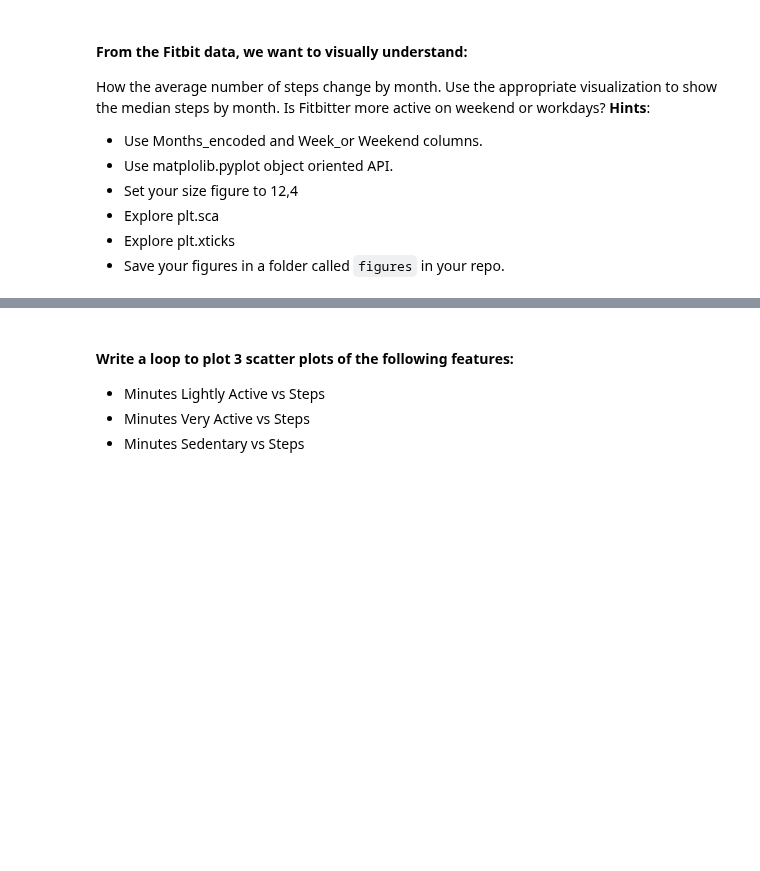
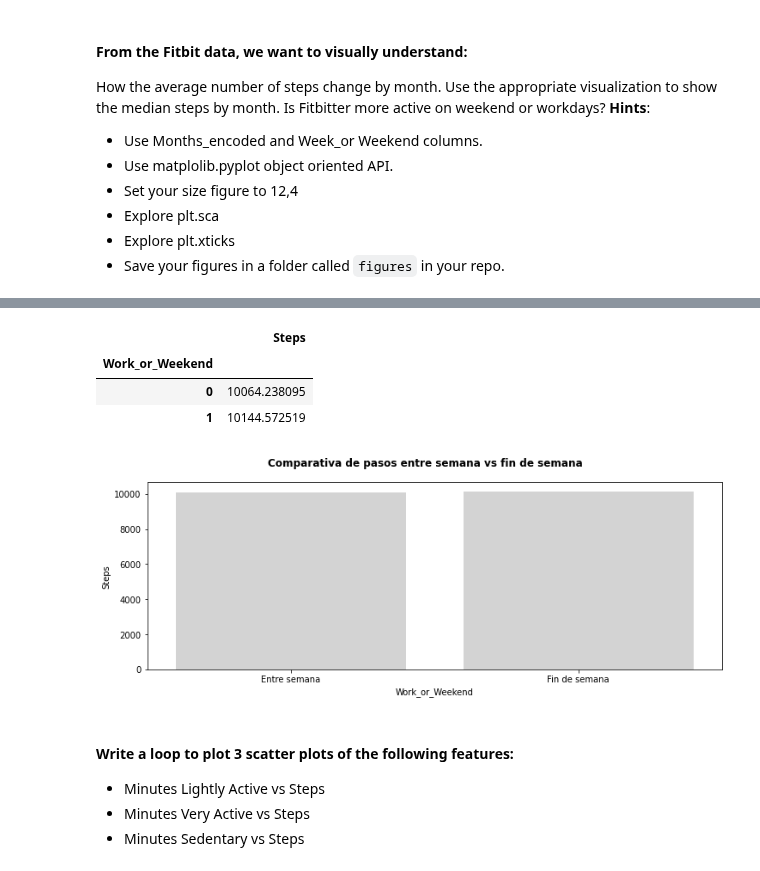
Before and after one commit to Ironhack-Data-Madrid-Enero-2022/lab-matplotlib-seaborn, a Jupyter notebook: your-code/main.ipynb, the cells around one changed output, grey strips where cells are left out. Saved outputs shown, nothing was run; the diff lists cells and outputs as text; code cells hidden in the pictures; blank space fills up the shorter version.

```diff
--- a/your-code/main.ipynb
+++ b/your-code/main.ipynb
@@ -34,0 +61,16 @@ How the average number of steps change by month. Use the appropriate visualizati
+# %%
+# AVERAGE STEPS BY WORK_OR_WEEKEND
+#fit["Steps"].groupby(fit["Work_or_Weekend"]).mean()
+fit.groupby("Work_or_Weekend").agg({"Steps": 'mean'})
+# %% [output]
+|  | Steps |
+| Work_or_Weekend |  |
+| 0 | 10064.238095 |
+| 1 | 10144.572519 |
+# %%
+graphic2 = plt.figure(figsize=(12, 4))
+graphic2.suptitle("""Comparativa de pasos entre semana vs fin de semana\n\n""", fontweight ="bold")
+graphic2 = sns.barplot(x="Work_or_Weekend", y="Steps", data=fitbit, color="lightgrey",ci=None)
+graphic2.set_xticks([0,1],["Entre semana", "Fin de semana"]);
+# %% [output]
+[figure, added]
```
Also changed, not shown: parts of 10 cells of this notebook, 2 other files.
